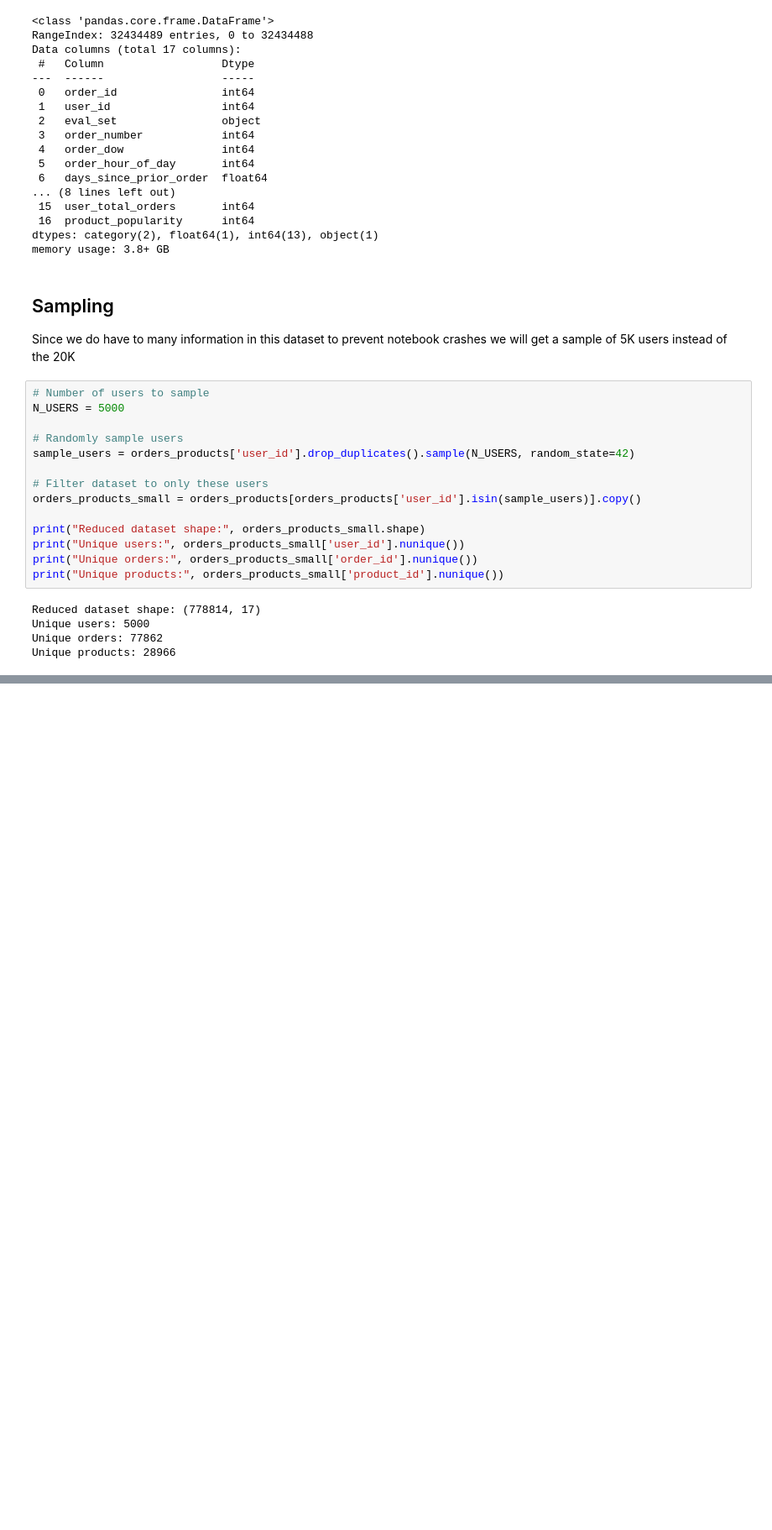
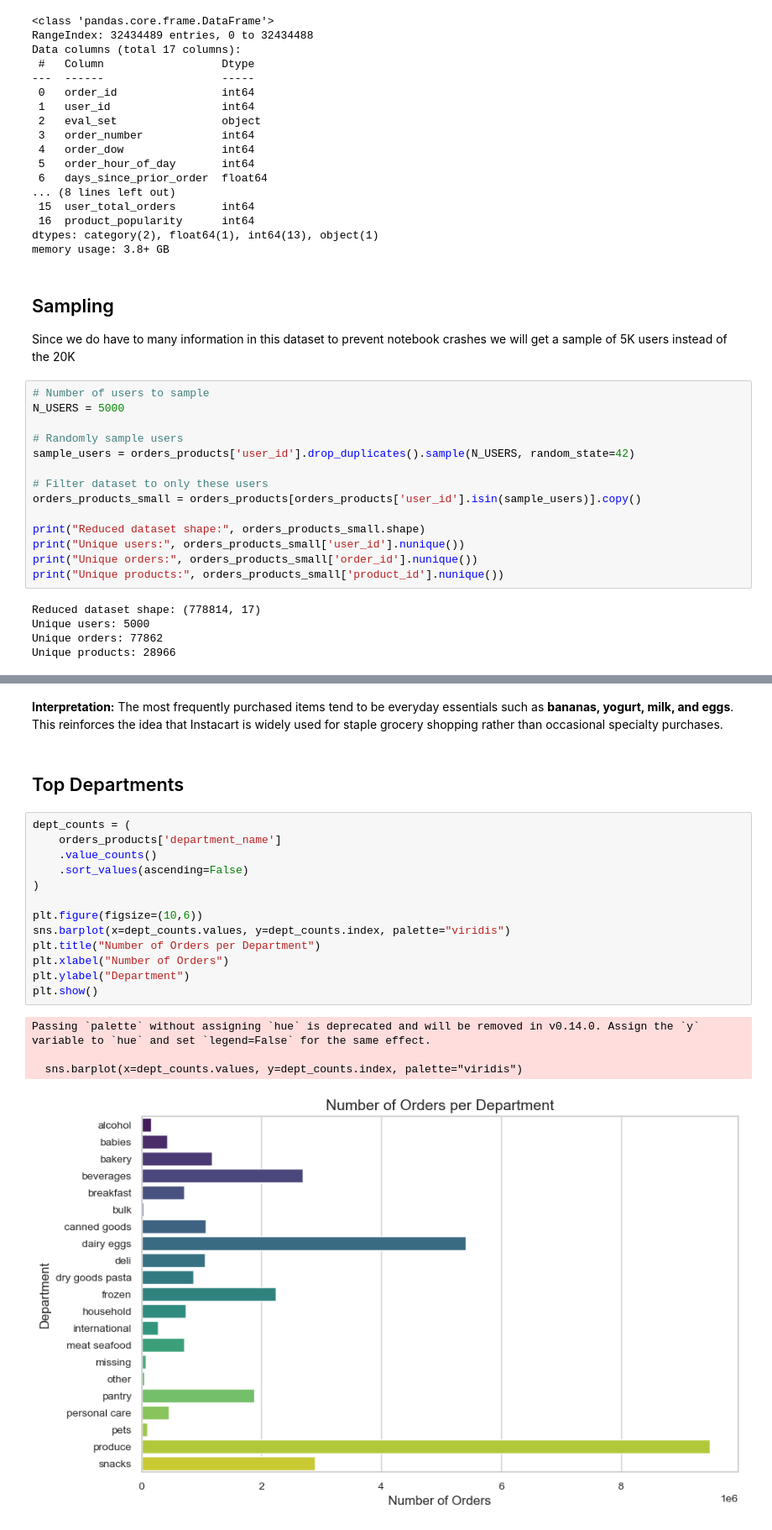
Before and after one commit to Blastronauta/CA2-Semester-2-ML-DV-integrated, a Jupyter notebook: MLBus_HDipData_CA2_KTamayo_Feb25.ipynb, the cells around one changed output, grey strips where cells are left out. Shown: that part at 84% size. Cells and saved outputs as stored; diff of their text form; blank space fills up the shorter version.

```diff
--- a/MLBus_HDipData_CA2_KTamayo_Feb25.ipynb
+++ b/MLBus_HDipData_CA2_KTamayo_Feb25.ipynb
@@ -335,0 +410,24 @@ Unique products: 28966
+# %% [markdown]
+**Interpretation:** The most frequently purchased items tend to be everyday essentials such as **bananas, yogurt, milk, and eggs**.
+This reinforces the idea that Instacart is widely used for staple grocery shopping rather than occasional specialty purchases.
+# %% [markdown]
+Top Departments
+--
+# %%
+dept_counts = (
+    orders_products['department_name']
+    .value_counts()
+    .sort_values(ascending=False)
+)
+
+plt.figure(figsize=(10,6))
+sns.barplot(x=dept_counts.values, y=dept_counts.index, palette="viridis")
+plt.title("Number of Orders per Department")
+plt.xlabel("Number of Orders")
+plt.ylabel("Department")
+plt.show()
+# %% [output]
+Passing `palette` without assigning `hue` is deprecated and will be removed in v0.14.0. Assign the `y` variable to `hue` and set `legend=False` for the same effect.
+
+  sns.barplot(x=dept_counts.values, y=dept_counts.index, palette="viridis")
+[figure, added]
```
Also changed, not shown: parts of 24 cells of this notebook.
